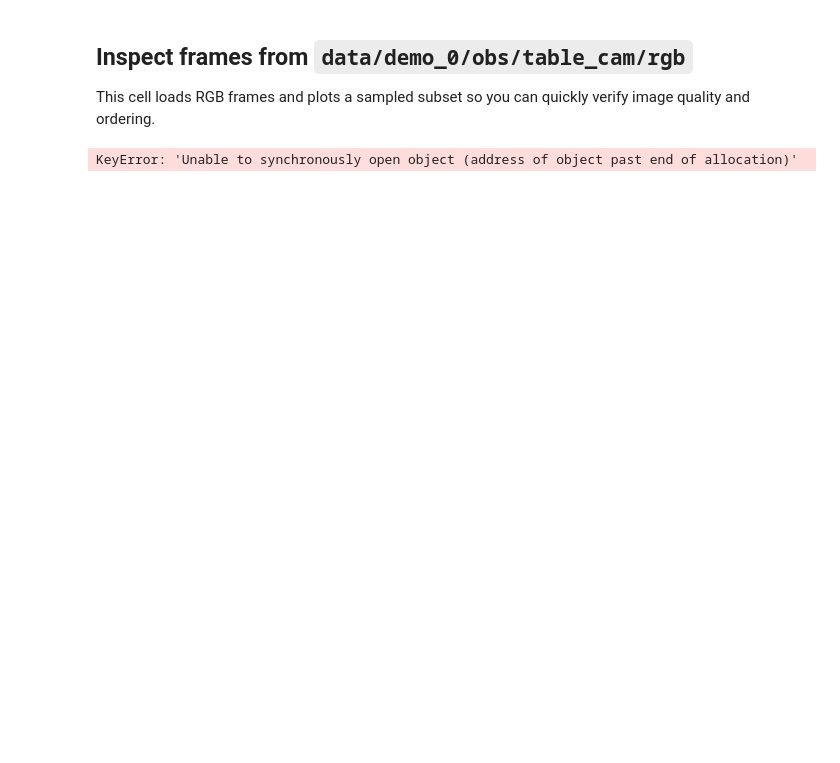
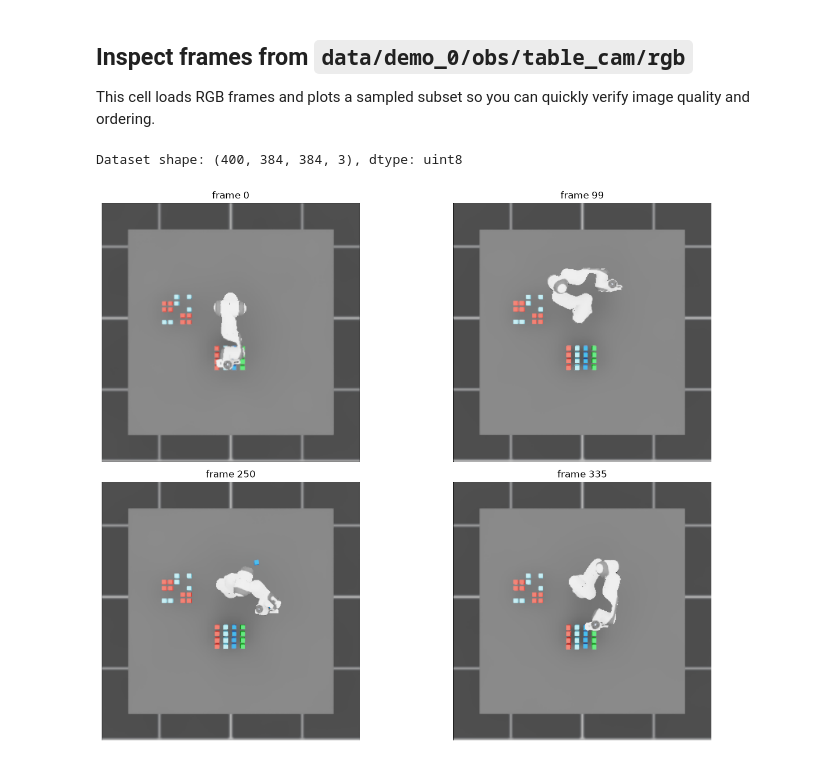
Before and after one commit to nardo7/era_bench, a Jupyter notebook: scripts/explore_dataset.ipynb, the cells around one changed output. Saved outputs shown, nothing was run; the diff lists cells and outputs as text; code cells hidden in the pictures; blank space fills up the shorter version.

```diff
--- a/scripts/explore_dataset.ipynb
+++ b/scripts/explore_dataset.ipynb
@@ -9,7 +9,7 @@ import os
 # %% [markdown]
 ## Load the dataset
 # %%
-dataset_path = os.path.join("..", "datasets", "mirror.hdf5_failed.hdf5")
+dataset_path = os.path.join("..", "datasets", "mirror.hdf5")
 print(f"Dataset path: {os.path.abspath(dataset_path)}")
 print(f"File exists: {os.path.exists(dataset_path)}")
 print(f"File size: {os.path.getsize(dataset_path) / 1e6:.2f} MB")
@@ -172,29 +171,30 @@ This cell loads RGB frames and plots a sampled subset so you can quickly verify
 # %%
 import matplotlib.pyplot as plt
 
 # Edit these frame indices to inspect different frames
-frame_indices = [0, 99]#, 250, 335, 500, 750, 900, 1200]
-demo = 3
+frame_indices = [0, 99, 250, 335]#, 500, 750, 900, 1200]
+demo = 0
 with h5py.File(dataset_path, "r") as f:
     rgb = f[f"data/demo_{demo}/obs/origin_top_cam"]
     print(f"Dataset shape: {rgb.shape}, dtype: {rgb.dtype}")
 
     frames = rgb[()]
 
-    cols = 3
+    cols = 2
     rows = int(np.ceil(len(frame_indices) / cols))
     fig, axes = plt.subplots(rows, cols, figsize=(14, 10))
     axes = np.array(axes).reshape(-1)
 
     for ax_i, idx in enumerate(frame_indices):
         axes[ax_i].imshow(frames[idx])
         axes[ax_i].set_title(f"frame {idx}", fontsize=12)
         axes[ax_i].axis("off")
 
     for ax_i in range(len(frame_indices), len(axes)):
         axes[ax_i].axis("off")
 
     plt.tight_layout()
     plt.show()
 # %% [output]
-KeyError: 'Unable to synchronously open object (address of object past end of allocation)'
+Dataset shape: (400, 384, 384, 3), dtype: uint8
+[figure, added]
```
Also changed, not shown: parts of 2 cells of this notebook, 13 other files.
